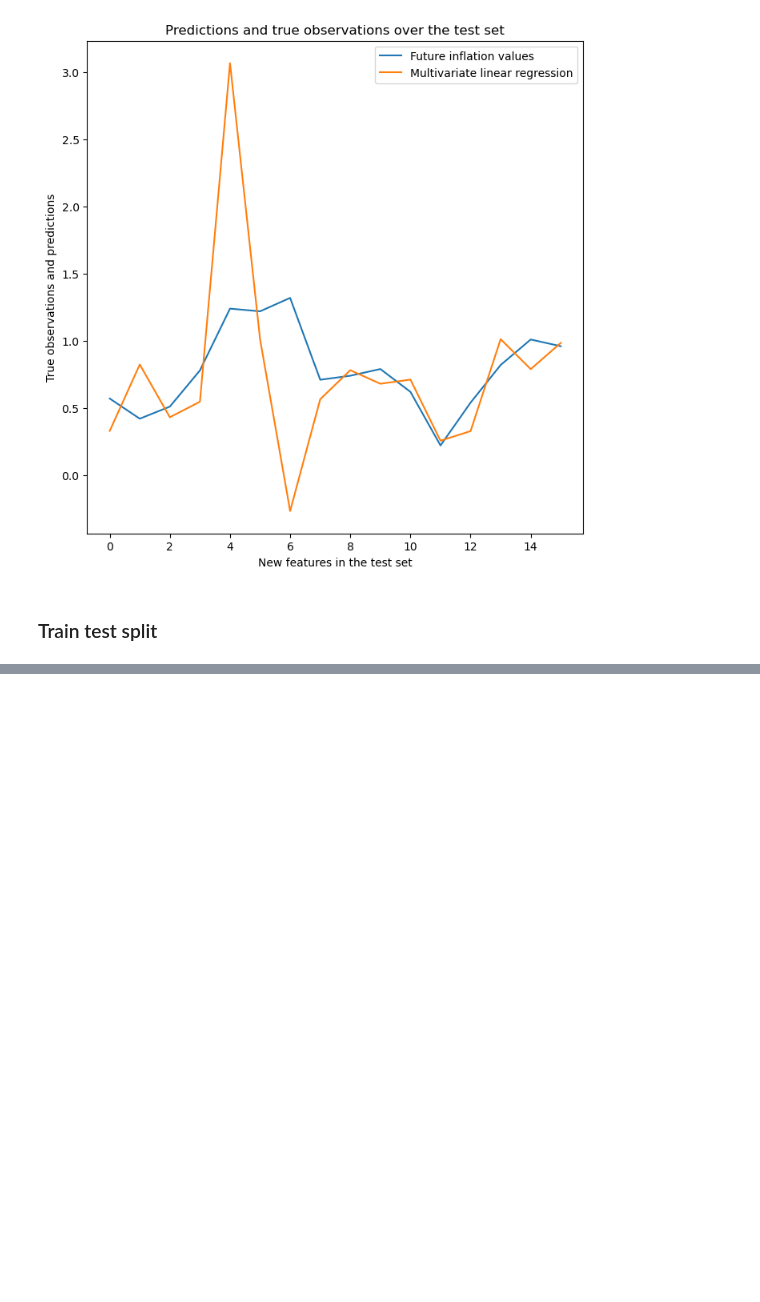
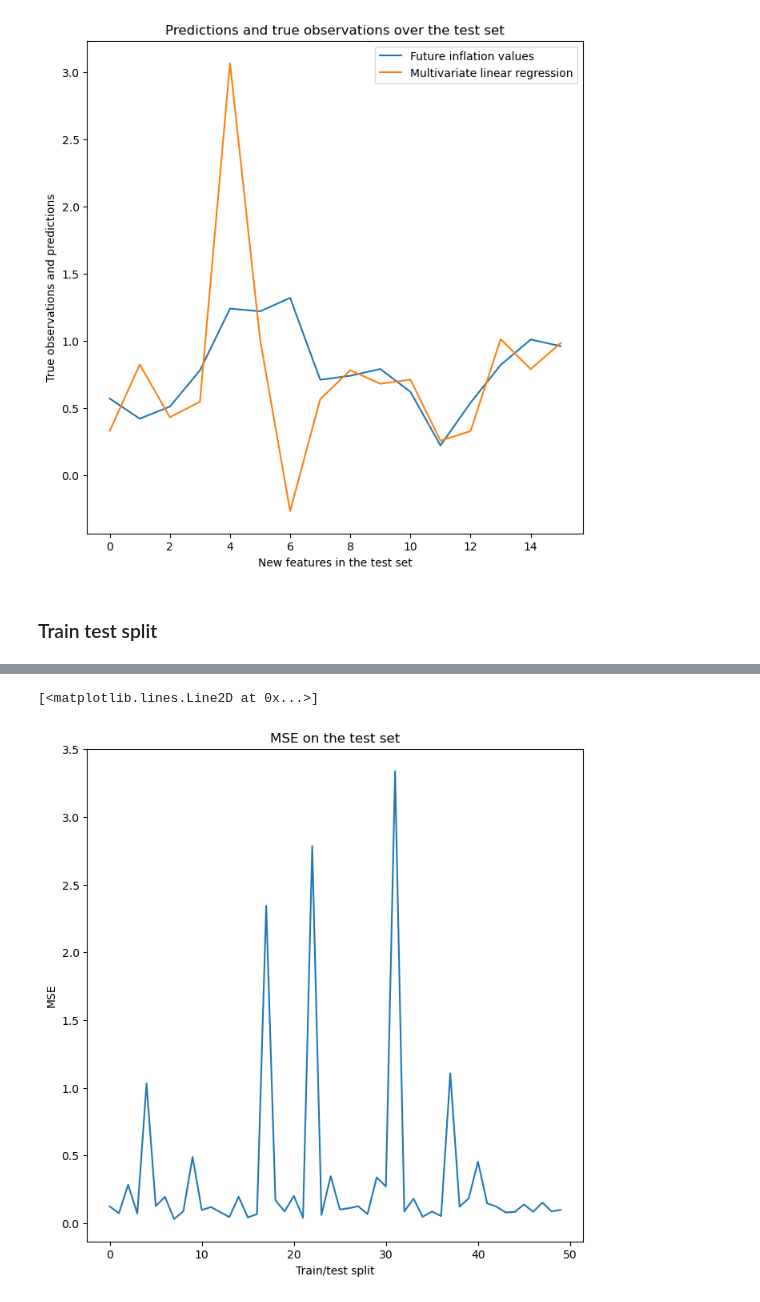
Before and after one commit to sylvainlc/22-ISDS-StatisticalLearning, a Jupyter notebook: Labs/02_ridge_regression/02_regression.ipynb, the cells around one changed output, grey strips where cells are left out. Saved outputs shown, nothing was run; the diff lists cells and outputs as text; code cells hidden in the pictures; blank space fills up the shorter version.

```diff
--- a/Labs/02_ridge_regression/02_regression.ipynb
+++ b/Labs/02_ridge_regression/02_regression.ipynb
@@ -341,0 +346,9 @@ plt.legend(labels=('MSE on train set','MSE on test set'))
+# %%
+plt.figure(1,figsize=(8,8))
+plt.title("MSE on the test set")
+plt.xlabel("Train/test split")
+plt.ylabel('MSE')
+plt.plot(mse_test)
+# %% [output]
+[<matplotlib.lines.Line2D at 0x...>]
+[figure, added]
```
Also changed, not shown: parts of 4 cells of this notebook.
